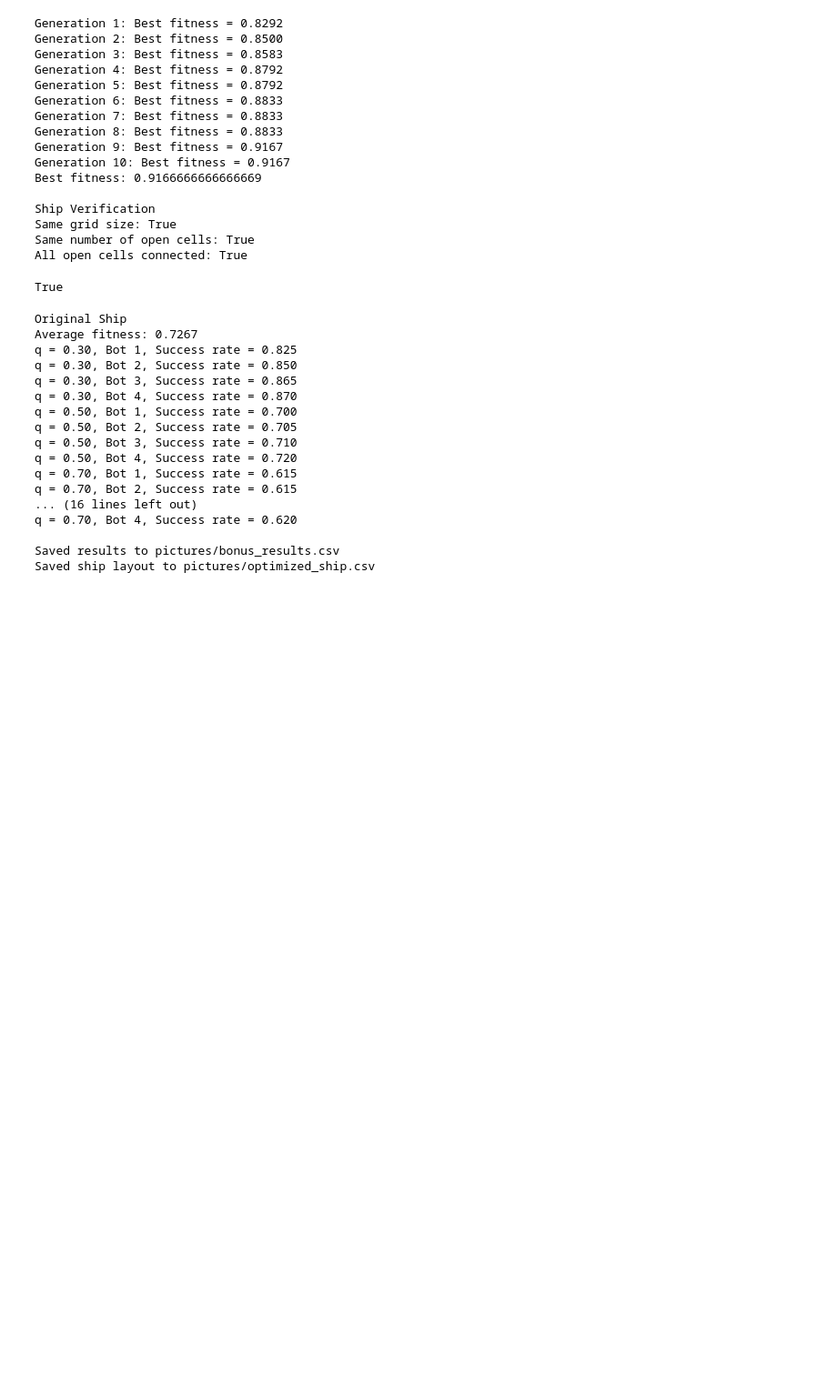
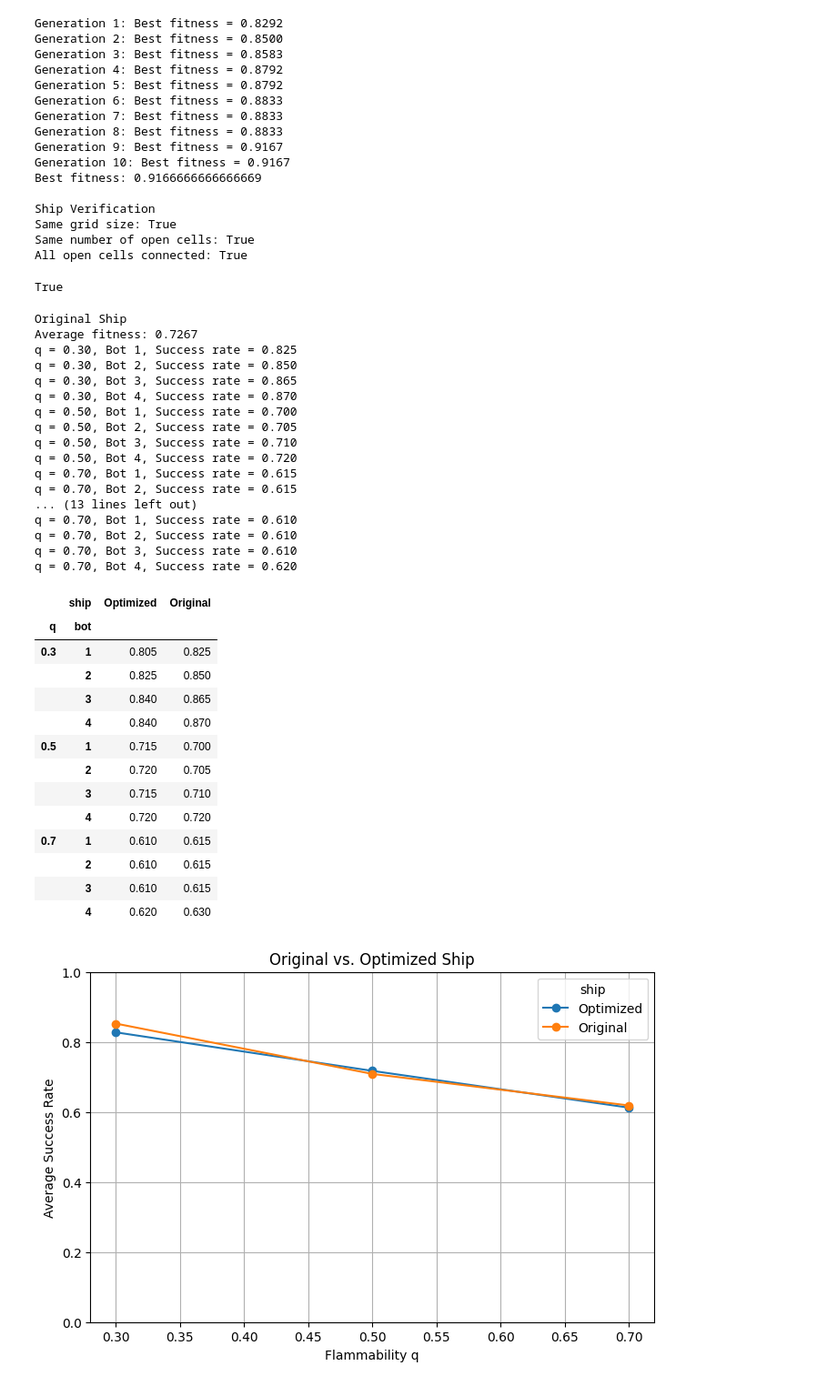
Before and after one commit to taotaokt/CS440, a Jupyter notebook: CS440-Project01/project1.ipynb, the cells around one changed output. Shown at 91% size. Cells and saved outputs as stored; diff of their text form; code cells hidden in the pictures; blank space fills up the shorter version.

Commit message:
embed bonus results in notebook

```diff
--- a/CS440-Project01/project1.ipynb
+++ b/CS440-Project01/project1.ipynb
@@ -890,9 +883,6 @@ results = compare_ships(
     trials=200,
     seed=2026
 )
-
-save_results(results)
-save_ship(best_ship)
 # %% [output]
 Original Ship
 Average fitness: 0.7267
@@ -906,8 +896,51 @@ q = 0.50, Bot 3, Success rate = 0.710
 q = 0.50, Bot 4, Success rate = 0.720
 q = 0.70, Bot 1, Success rate = 0.615
 q = 0.70, Bot 2, Success rate = 0.615
-... (16 lines left out)
+... (13 lines left out)
+q = 0.70, Bot 1, Success rate = 0.610
+q = 0.70, Bot 2, Success rate = 0.610
+q = 0.70, Bot 3, Success rate = 0.610
 q = 0.70, Bot 4, Success rate = 0.620
-
-Saved results to pictures/bonus_results.csv
-Saved ship layout to pictures/optimized_ship.csv
+# %%
+import pandas as pd
+import matplotlib.pyplot as plt
+
+bonus_results_df = pd.DataFrame(results)
+
+comparison_table = bonus_results_df.pivot_table(
+    index=["q", "bot"],
+    columns="ship",
+    values="success_rate"
+)
+display(comparison_table)
+
+average_by_q = (
+    bonus_results_df
+    .groupby(["ship", "q"])["success_rate"]
+    .mean()
+    .unstack("ship")
+)
+
+ax = average_by_q.plot(marker="o", figsize=(8, 5))
+ax.set_title("Original vs. Optimized Ship")
+ax.set_xlabel("Flammability q")
+ax.set_ylabel("Average Success Rate")
+ax.set_ylim(0, 1)
+ax.grid(True)
+plt.show()
+# %% [output]
+|  | ship | Optimized | Original |
+| q | bot |  |  |
+| 0.3 | 1 | 0.805 | 0.825 |
+|  | 2 | 0.825 | 0.850 |
+|  | 3 | 0.840 | 0.865 |
+|  | 4 | 0.840 | 0.870 |
+| 0.5 | 1 | 0.715 | 0.700 |
+|  | 2 | 0.720 | 0.705 |
+|  | 3 | 0.715 | 0.710 |
+|  | 4 | 0.720 | 0.720 |
+| 0.7 | 1 | 0.610 | 0.615 |
+|  | 2 | 0.610 | 0.615 |
+|  | 3 | 0.610 | 0.615 |
+|  | 4 | 0.620 | 0.630 |
+[figure, added]
```
Also changed, not shown: parts of 4 cells of this notebook, 5 other files.
